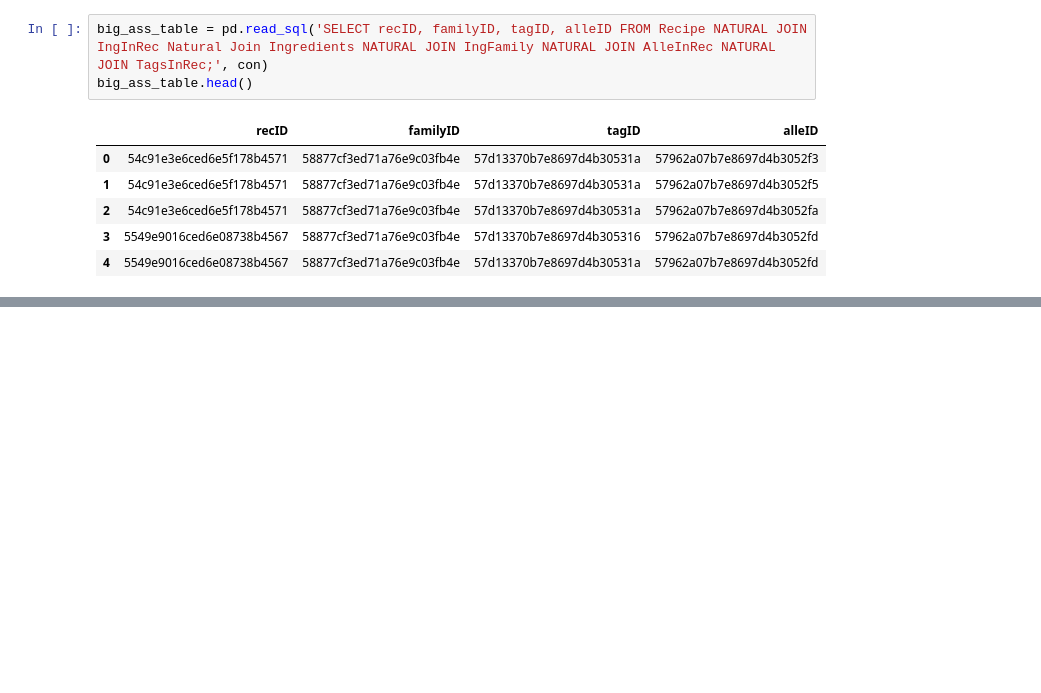
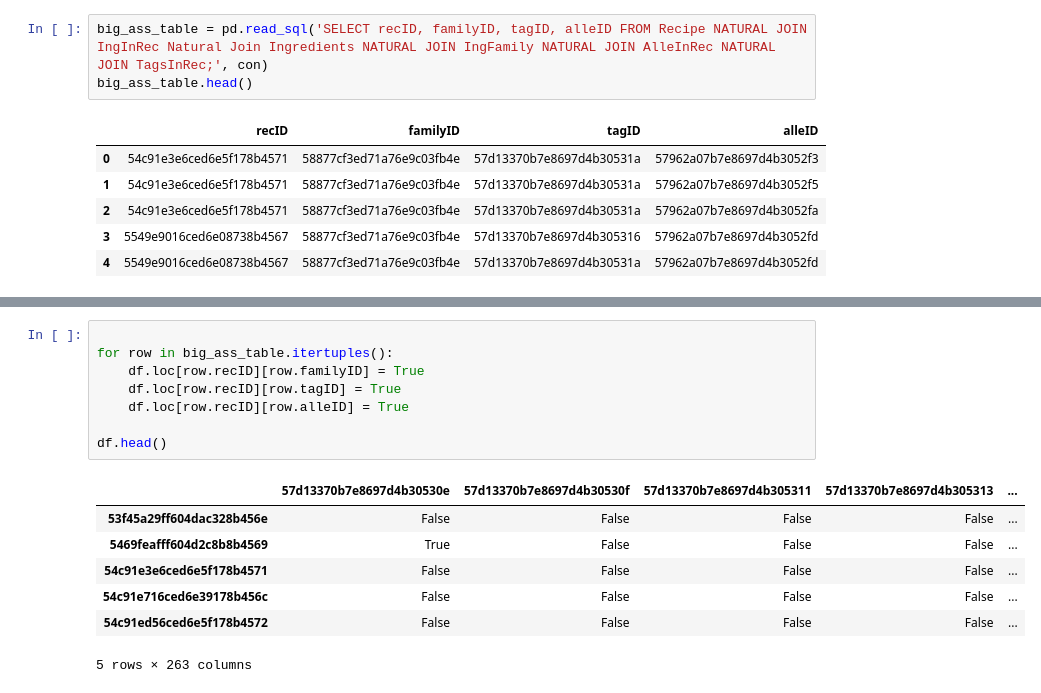
Before and after one commit to oilyshelf/RecipeRecommender, a Jupyter notebook: Resources/BPA/RecipeBooleanMatrix.ipynb, the cells around one changed output, grey strips where cells are left out. Saved outputs shown, nothing was run; the diff lists cells and outputs as text; blank space fills up the shorter version.

```diff
--- a/Resources/BPA/RecipeBooleanMatrix.ipynb
+++ b/Resources/BPA/RecipeBooleanMatrix.ipynb
@@ -67,0 +79,16 @@ big_ass_table[mask].shape
+# %%
+
+for row in big_ass_table.itertuples():
+    df.loc[row.recID][row.familyID] = True
+    df.loc[row.recID][row.tagID] = True
+    df.loc[row.recID][row.alleID] = True
+
+df.head()
+# %% [output]
+|  | 57d13370b7e8697d4b30530e | 57d13370b7e8697d4b30530f | 57d13370b7e8697d4b305311 | 57d13370b7e8697d4b305313 | ... |
+| 53f45a29ff604dac328b456e | False | False | False | False | ... |
+| 5469feafff604d2c8b8b4569 | True | False | False | False | ... |
+| 54c91e3e6ced6e5f178b4571 | False | False | False | False | ... |
+| 54c91e716ced6e39178b456c | False | False | False | False | ... |
+| 54c91ed56ced6e5f178b4572 | False | False | False | False | ... |
+5 rows × 263 columns
```
Also changed, not shown: parts of 3 cells of this notebook, 1 other file.
